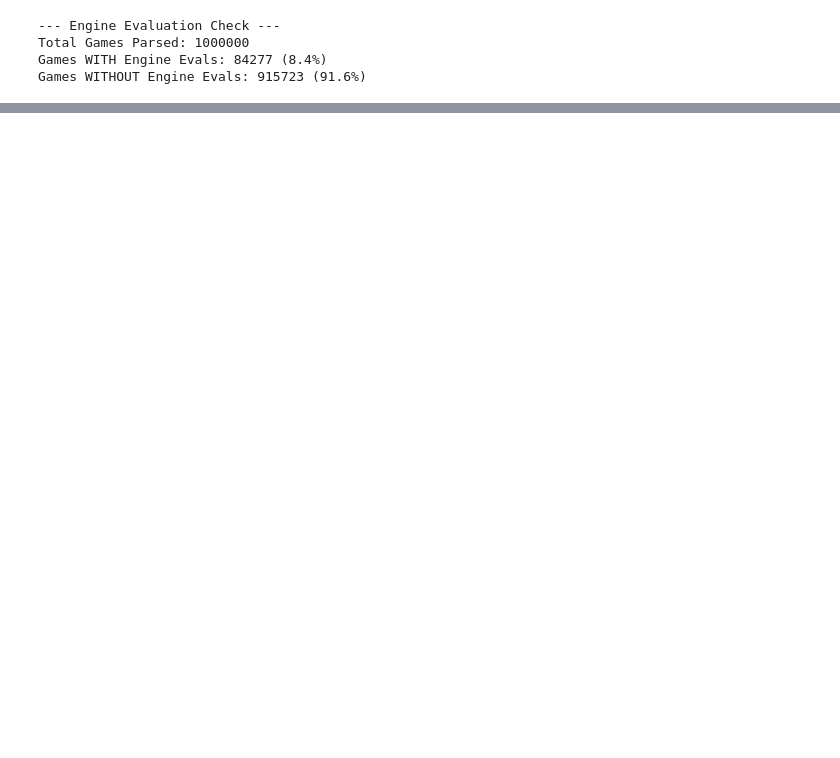
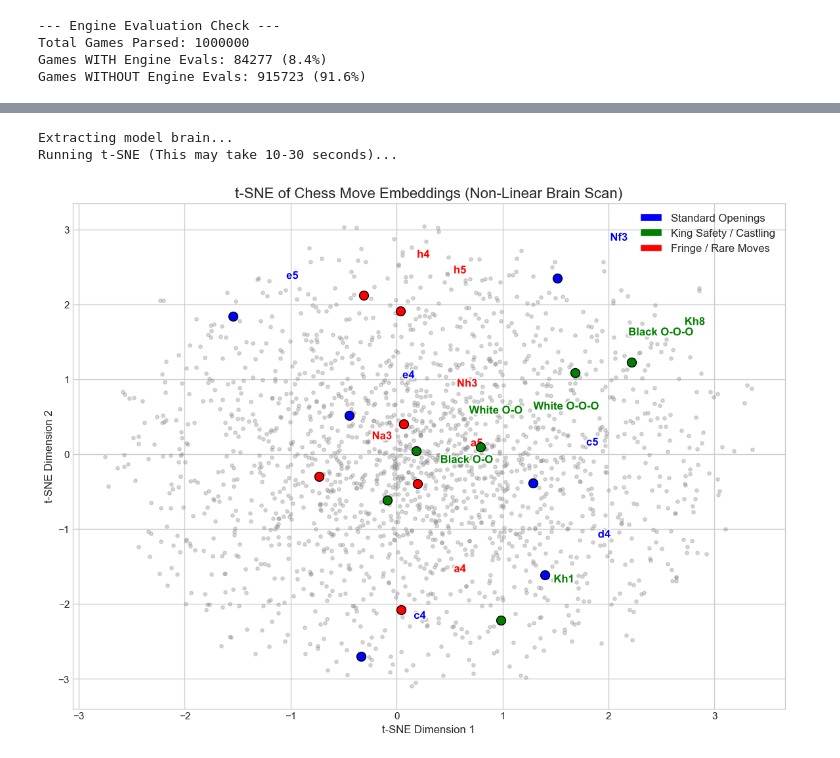
Before and after one commit to Defogh/AppML_FinalProject, a Jupyter notebook: root/workspace/elias_sandbox/Testing2.ipynb, the cells around one changed output, grey strips where cells are left out. Saved outputs shown, nothing was run; the diff lists cells and outputs as text; code cells hidden in the pictures; blank space fills up the shorter version.

```diff
--- a/root/workspace/elias_sandbox/Testing2.ipynb
+++ b/root/workspace/elias_sandbox/Testing2.ipynb
@@ -660,0 +665,67 @@ plt.show()
+# %%
+from sklearn.manifold import TSNE
+import matplotlib.pyplot as plt
+import matplotlib.patheffects as PathEffects  # <-- NEW IMPORT ADDED HERE
+import numpy as np
+import torch
+
+print("Extracting model brain...")
+# 1. Load the trained embeddings from your best model
+model.load_state_dict(torch.load('distribution_chess_model.pth'))
+embeddings = model.embedding.weight.detach().cpu().numpy()
+
+# 2. Run t-SNE
+print("Running t-SNE (This may take 10-30 seconds)...")
+tsne = TSNE(n_components=2, perplexity=30, random_state=42, init='pca', learning_rate='auto')
+embeddings_2d = tsne.fit_transform(embeddings)
+
+# 3. Prepare the plot
+plt.figure(figsize=(14, 10))
+plt.style.use('seaborn-v0_8-whitegrid')
+
+# Plot all moves as light gray background dots
+plt.scatter(embeddings_2d[:, 0], embeddings_2d[:, 1], alpha=0.3, color='gray', s=15)
+
+# 4. Our Target Categories (in UCI format)
+opening_moves = ['e2e4', 'd2d4', 'c2c4', 'g1f3', 'e7e5', 'c7c5']
+king_safety = ['e1g1', 'e1c1', 'e8g8', 'e8c8', 'g1h1', 'g8h8']
+blunders_or_rare = ['h2h4', 'a2a4', 'b1a3', 'g1h3', 'h7h5', 'a7a5']
+
+uci_to_readable = {
+    'e2e4': 'e4', 'd2d4': 'd4', 'c2c4': 'c4', 'g1f3': 'Nf3', 'e7e5': 'e5', 'c7c5': 'c5',
+    'e1g1': 'White O-O', 'e1c1': 'White O-O-O', 'e8g8': 'Black O-O', 'e8c8': 'Black O-O-O', 'g1h1': 'Kh1', 'g8h8': 'Kh8',
+    'h2h4': 'h4', 'a2a4': 'a4', 'b1a3': 'Na3', 'g1h3': 'Nh3', 'h7h5': 'h5', 'a7a5': 'a5'
+}
+
+def plot_highlighted_moves(move_list, color, label_prefix):
+    for move in move_list:
+        if move in vocab.move_to_id:
+            idx = vocab.move_to_id[move]
+            x, y = embeddings_2d[idx, 0], embeddings_2d[idx, 1]
+            plt.scatter(x, y, color=color, s=100, edgecolors='black', zorder=5)
+
+            readable_move = uci_to_readable.get(move, move)
+            # FIXED: Using the explicitly imported PathEffects module
+            plt.text(x + 0.5, y + 0.5, readable_move, fontsize=12, weight='bold', color=color,
+                     path_effects=[PathEffects.withStroke(linewidth=3, foreground='white')])
+
+# Highlight our categories
+plot_highlighted_moves(opening_moves, 'blue', 'Openings')
+plot_highlighted_moves(king_safety, 'green', 'King Moves')
+plot_highlighted_moves(blunders_or_rare, 'red', 'Edge Pawns/Knights')
+
+plt.title('t-SNE of Chess Move Embeddings (Non-Linear Brain Scan)', fontsize=16)
+plt.xlabel('t-SNE Dimension 1')
+plt.ylabel('t-SNE Dimension 2')
+
+from matplotlib.patches import Patch
+legend_elements = [Patch(facecolor='blue', label='Standard Openings'),
+                   Patch(facecolor='green', label='King Safety / Castling'),
+                   Patch(facecolor='red', label='Fringe / Rare Moves')]
+plt.legend(handles=legend_elements, loc='best', fontsize=12)
+
+plt.show()
+# %% [output]
+Extracting model brain...
+Running t-SNE (This may take 10-30 seconds)...
+[figure, added]
```
Also changed, not shown: parts of 9 cells of this notebook, 4 other files.
